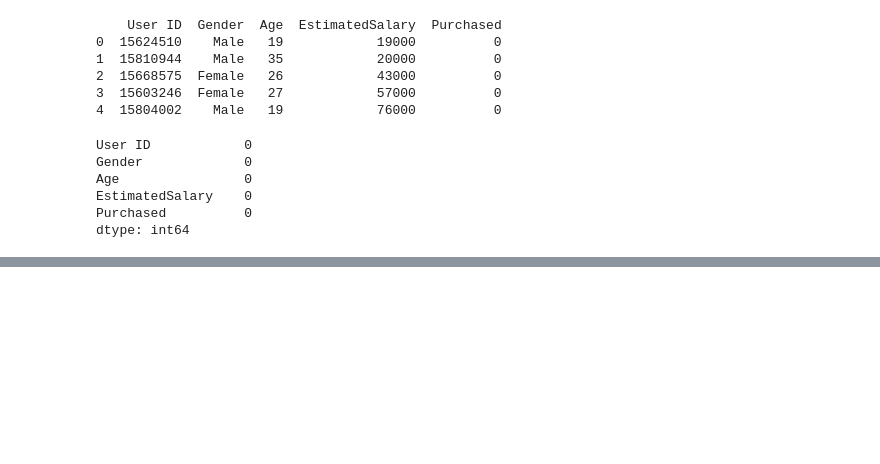
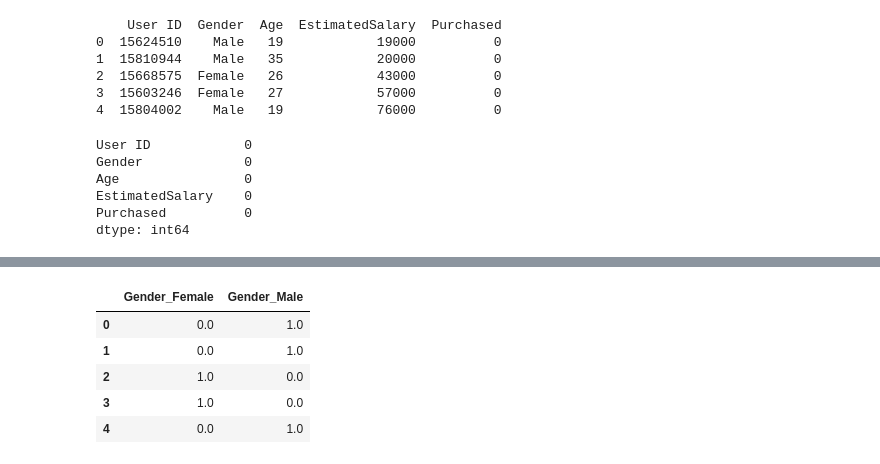
Before and after one commit to beyondAnalysIs/Machine_Learning_Python_scikit-learn, a Jupyter notebook: regresion/03_clasificacion.ipynb, the cells around one changed output, grey strips where cells are left out. Drawn from its saved outputs; the diff is of its cells as text; code cells hidden in the pictures; blank space fills up the shorter version.

```diff
--- a/regresion/03_clasificacion.ipynb
+++ b/regresion/03_clasificacion.ipynb
@@ -127,0 +201,11 @@ dtype: int64
+# %%
+# transformando en un solo dataframe
+df_encoded = pd.DataFrame(df_cat_onehot.toarray(), columns = cat_encoded.get_feature_names_out())
+df_encoded.head()
+# %% [output]
+|  | Gender_Female | Gender_Male |
+| 0 | 0.0 | 1.0 |
+| 1 | 0.0 | 1.0 |
+| 2 | 1.0 | 0.0 |
+| 3 | 1.0 | 0.0 |
+| 4 | 0.0 | 1.0 |
```
Also changed, not shown: parts of 19 cells of this notebook.
